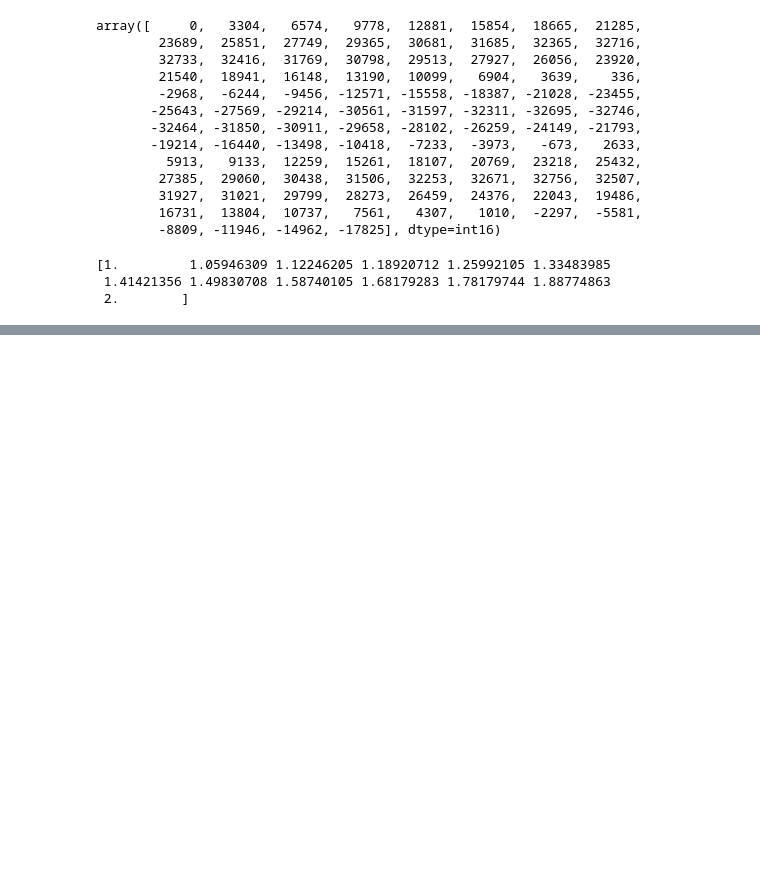
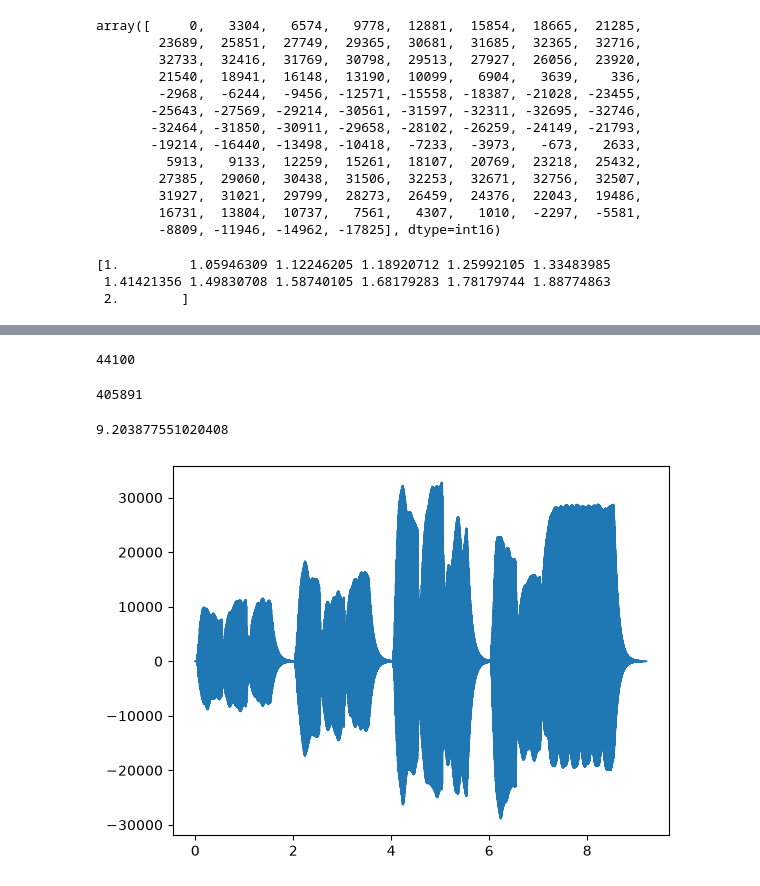
Before and after one commit to jarod-anjuere/TP_son, a Jupyter notebook: script_jupyter.ipynb, the cells around one changed output, grey strips where cells are left out. Cells and saved outputs as stored; diff of their text form; code cells hidden in the pictures; blank space fills up the shorter version.

```diff
--- a/script_jupyter.ipynb
+++ b/script_jupyter.ipynb
@@ -119,0 +125,3 @@ np.close()
+# %%
+data = wavfile.read('media/sounds-cello.wav')
+display_signal(data[1])
@@ -119,0 +130,21 @@ np.close()
+# %%
+samplerate = data[0]
+print(samplerate)
+# %% [output]
+44100
+# %%
+nb_echantillons = len(data[1])
+print(nb_echantillons)
+# %% [output]
+405891
+# %%
+duration = nb_echantillons/samplerate
+print(duration)
+# %% [output]
+9.203877551020408
+# %%
+t = np.linspace(0,duration,nb_echantillons)
+plt.plot(t,data[1])
+plt.show()
+# %% [output]
+[figure, added]
```
Also changed, not shown: parts of 6 cells of this notebook, 1 other file.
